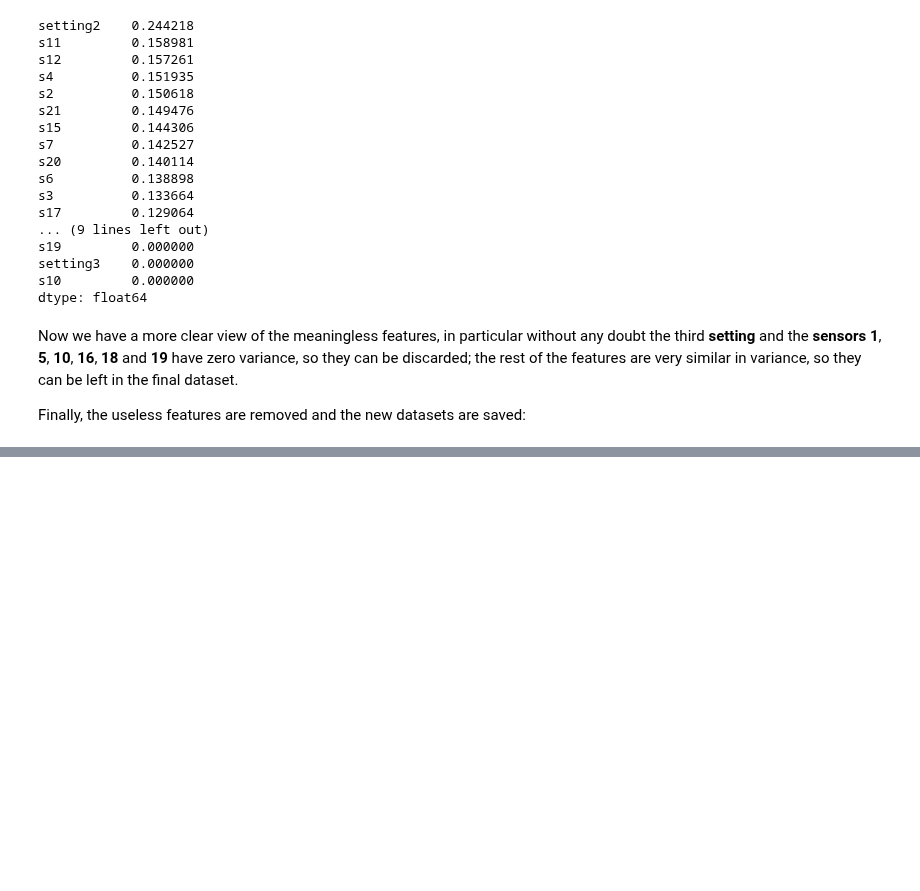
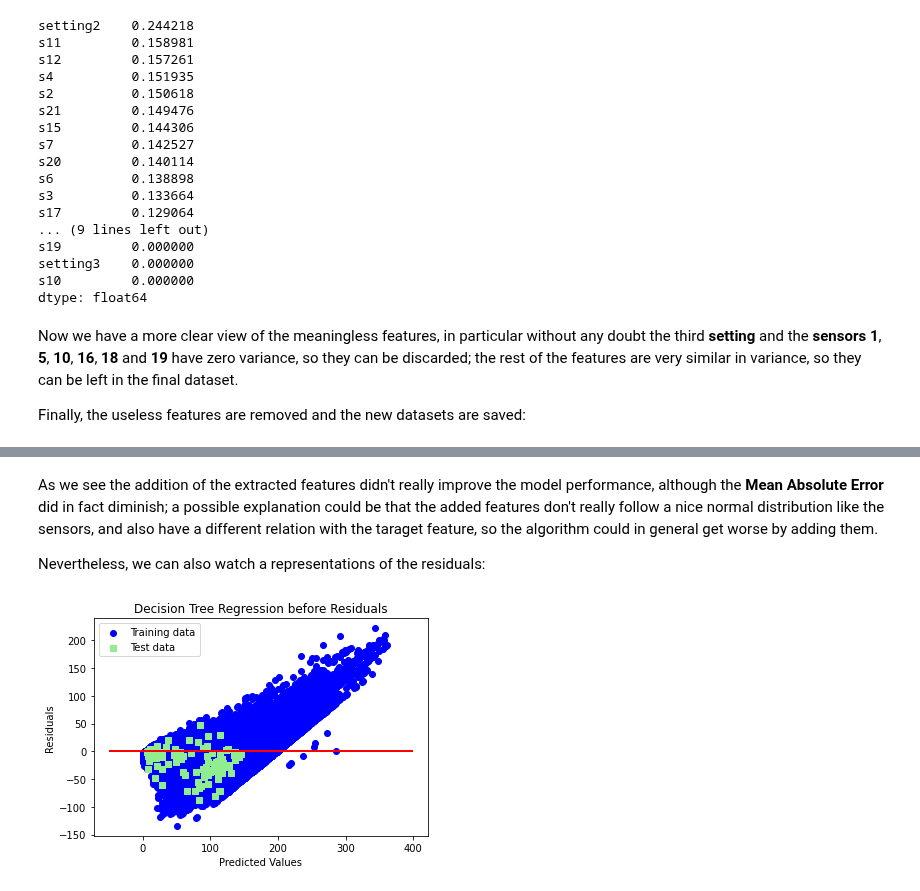
Before and after one commit to Megalodonte/BGHWSW, a Jupyter notebook: Aircraft-pred-main/predictive-maintenance-master/final.ipynb, the cells around one changed output, grey strips where cells are left out. Cells and saved outputs as stored; diff of their text form; code cells hidden in the pictures; blank space fills up the shorter version.

```diff
--- a/Aircraft-pred-main/predictive-maintenance-master/final.ipynb
+++ b/Aircraft-pred-main/predictive-maintenance-master/final.ipynb
@@ -673,18 +655,0 @@ plot_residual('Linear Regression', y_train_predict, y_train, y_test_predict, y_t
-# %%
-#try Random Forest
-
-#rf = RandomForestRegressor(n_estimators=100, max_features=2, max_depth=4, n_jobs=-1, random_state=1) # selected features
-rf = RandomForestRegressor(n_estimators=1000, max_features=3, max_depth=4, n_jobs=-1, random_state=1) # original features
-#rf = RandomForestRegressor(n_estimators=100, max_features=3, max_depth=7, n_jobs=-1, random_state=1) # orig + extrcted
-
-rf.fit(X_train_orig, y_train)
-
-y_test_predict = rf.predict(X_test_orig)
-y_train_predict = rf.predict(X_train_orig)
-
-print('R^2 training: %.3f, R^2 test: %.3f' % (
-      (metrics.r2_score(y_train, y_train_predict)),
-      (metrics.r2_score(y_test, y_test_predict))))
-
-rf_metrics = get_regression_metrics('Random Forest Regression', y_test, y_test_predict)
-rf_metrics
@@ -697,0 +682,9 @@ R^2 training: 0.602, R^2 test: 0.504
+# %% [markdown]
+As we see the addition of the extracted features didn't really improve the model performance, although the **Mean Absolute Error** did in fact diminish; a possible explanation could be that the added features don't really follow a nice normal distribution like the sensors, and also have a different relation with the taraget feature, so the algorithm could in general get worse by adding them.
+
+Nevertheless, we can also watch a representations of the residuals:
+# %%
+# original
+plot_residual('Decision Tree Regression Before', y_train_predict_orig, y_train, y_test_predict_orig, y_test)
+# %% [output]
+[figure, added]
```
Also changed, not shown: parts of 27 cells of this notebook.
